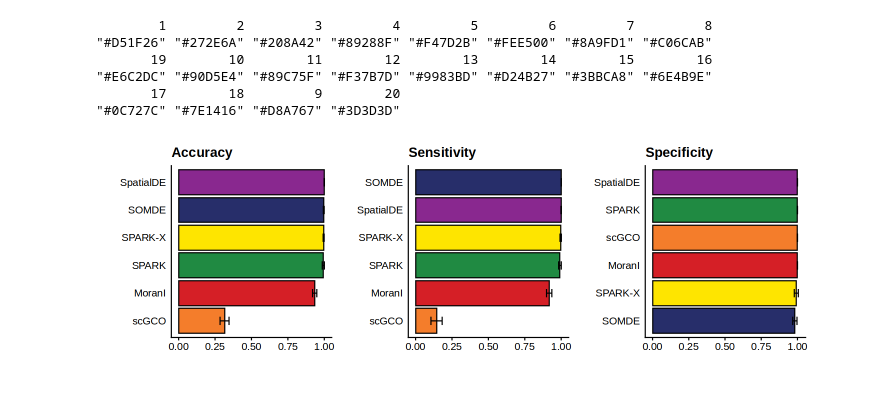
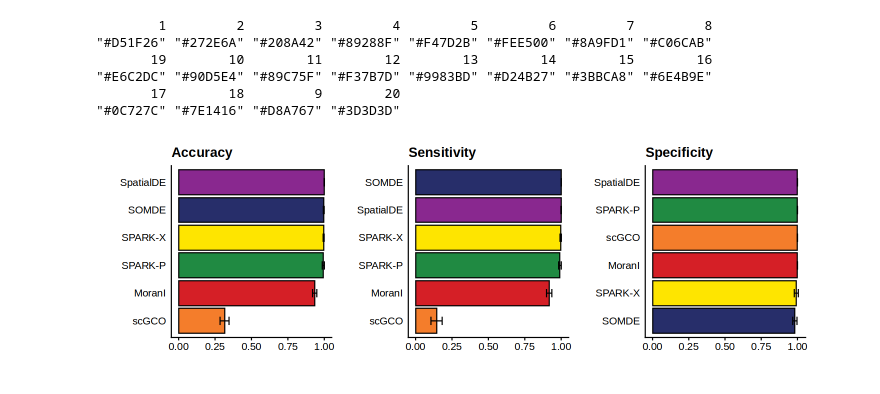
Before and after one commit to pinellolab/SVG_Benchmarking, a Jupyter notebook: performance/01_svgs.ipynb, the cells around one changed output. Saved outputs shown, nothing was run; the diff lists cells and outputs as text; code cells hidden in the pictures.

```diff
--- a/performance/01_svgs.ipynb
+++ b/performance/01_svgs.ipynb
@@ -57,7 +59,7 @@ get_accuracy <- function(method){
 
 }
 # %%
-method_list = c("MoranI", "scGCO", "SpatialDE", "SOMDE", "SPARK", "SPARK-X")
+method_list = c("MoranI", "scGCO", "SpatialDE", "SOMDE", "SPARK-P", "SPARK-X")
 
 df_acc <- lapply(method_list,
                  function(method){return(get_accuracy(method))}) %>%
@@ -91,7 +93,7 @@ options(repr.plot.height = 4, repr.plot.width = 12)
 
 cols <- c("MoranI" = "#D51F26",
          "SOMDE" = "#272E6A",
-         "SPARK" = "#208A42",
+         "SPARK-P" = "#208A42",
          "SpatialDE" = "#89288F",
          "scGCO" = "#F47D2B",
          "SPARK-X" = "#FEE500")
@@ -101,31 +103,31 @@ p1 <- ggplot(data=df_acc, aes(x = reorder(method, mean), y = mean)) +
     geom_errorbar(aes(x=method, ymin=mean-sd, ymax=mean+sd), width=0.3, linewidth=0.5) +
     scale_fill_manual(values = cols) +
     xlab("") + ylab("") + ggtitle("Accuracy") +
     theme_cowplot() +
     theme(legend.position = "none",
          axis.ticks.y = element_blank()) +
     coord_flip()
 
 p2 <- ggplot(data=df_sen, aes(x = reorder(method, mean), y = mean)) +
     geom_bar(aes(fill = method), stat = "identity", color="black") +
     geom_errorbar(aes(x=method, ymin=mean-sd, ymax=mean+sd), width=0.3, linewidth=0.5) +
     scale_fill_manual(values = cols) +
     xlab("") + ylab("") + ggtitle("Sensitivity") +
     theme_cowplot() +
     theme(legend.position = "none",
          axis.ticks.y = element_blank()) +
     coord_flip()
 
 p3 <- ggplot(data=df_spe, aes(x = reorder(method, mean), y = mean)) +
     geom_bar(aes(fill = method), stat = "identity", color="black") +
     geom_errorbar(aes(x=method, ymin=mean-sd, ymax=mean+sd), width=0.3, linewidth=0.5) +
     scale_fill_manual(values = cols) +
     xlab("") + ylab("") + ggtitle("Specificity") +
     theme_cowplot() +
     theme(legend.position = "none",
          axis.ticks.y = element_blank()) +
     coord_flip()
 
 p1 + p2 + p3
 # %% [output]
-[figure, old version]
+[figure, new version]
```
Also changed, not shown: parts of 1 cell of this notebook, 1 other file.
